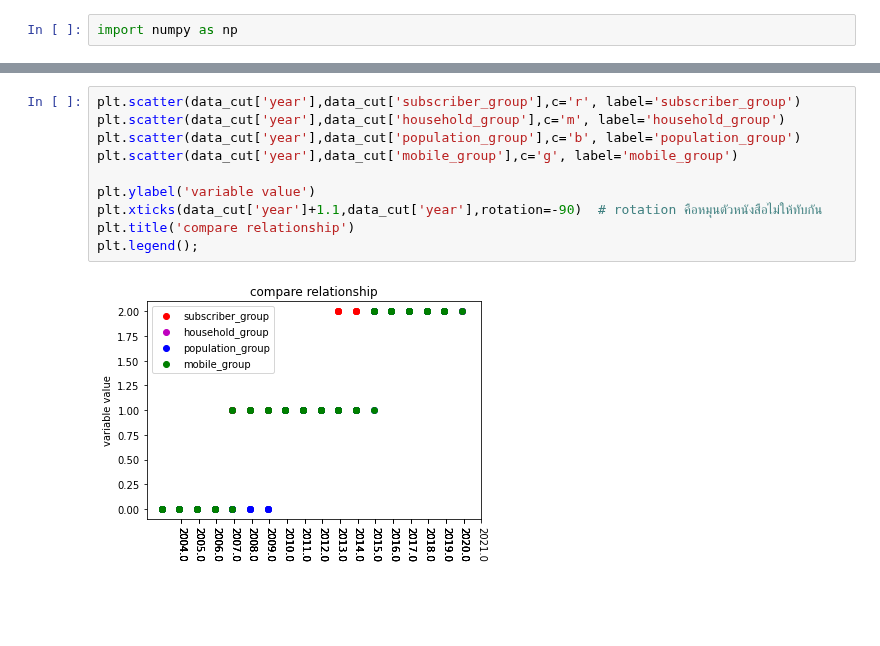
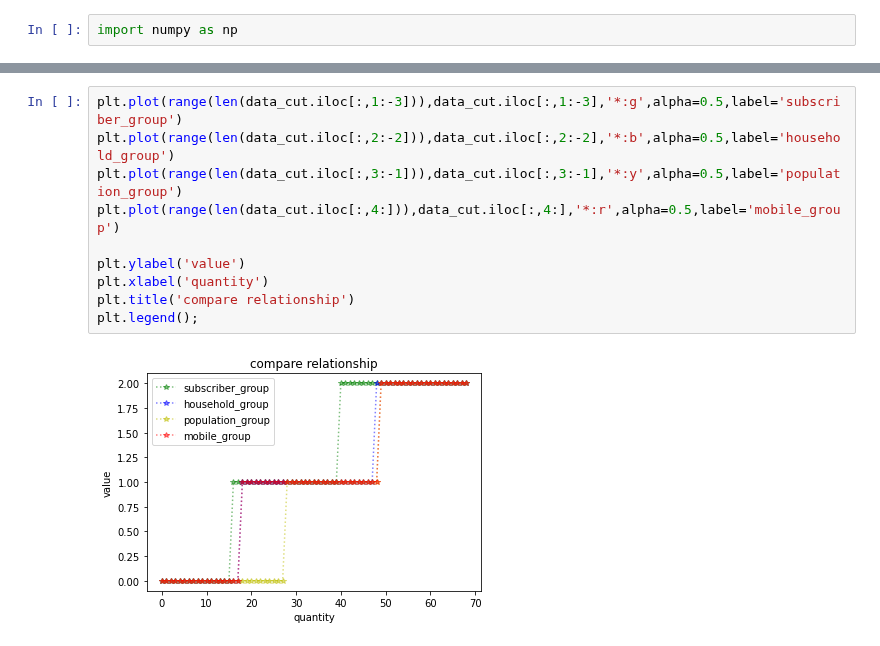
Before and after one commit to mintra-tippayaratsontorn/DWDM21, a Jupyter notebook: Project_DWDM.ipynb, the cells around one changed output, grey strips where cells are left out. Saved outputs shown, nothing was run; the diff lists cells and outputs as text; blank space fills up the shorter version.

```diff
--- a/Project_DWDM.ipynb
+++ b/Project_DWDM.ipynb
@@ -747,12 +731,12 @@ plt.legend();
-# %%
-plt.scatter(data_cut['year'],data_cut['subscriber_group'],c='r', label='subscriber_group')
-plt.scatter(data_cut['year'],data_cut['household_group'],c='m', label='household_group')
-plt.scatter(data_cut['year'],data_cut['population_group'],c='b', label='population_group')
-plt.scatter(data_cut['year'],data_cut['mobile_group'],c='g', label='mobile_group')
-
-plt.ylabel('variable value')
-plt.xticks(data_cut['year']+1.1,data_cut['year'],rotation=-90)  # rotation คือหมุนตัวหนังสือไม่ให้ทับกัน
-plt.title('compare relationship')
-plt.legend();
-# %% [output]
-[figure, removed]
+# %%
+plt.plot(range(len(data_cut.iloc[:,1:-3])),data_cut.iloc[:,1:-3],'*:g',alpha=0.5,label='subscriber_group')
+plt.plot(range(len(data_cut.iloc[:,2:-2])),data_cut.iloc[:,2:-2],'*:b',alpha=0.5,label='household_group')
+plt.plot(range(len(data_cut.iloc[:,3:-1])),data_cut.iloc[:,3:-1],'*:y',alpha=0.5,label='population_group')
+plt.plot(range(len(data_cut.iloc[:,4:])),data_cut.iloc[:,4:],'*:r',alpha=0.5,label='mobile_group')
+
+plt.ylabel('value')
+plt.xlabel('quantity')
+plt.title('compare relationship')
+plt.legend();
+# %% [output]
+[figure, added]
```
Also changed, not shown: parts of 18 cells of this notebook.
